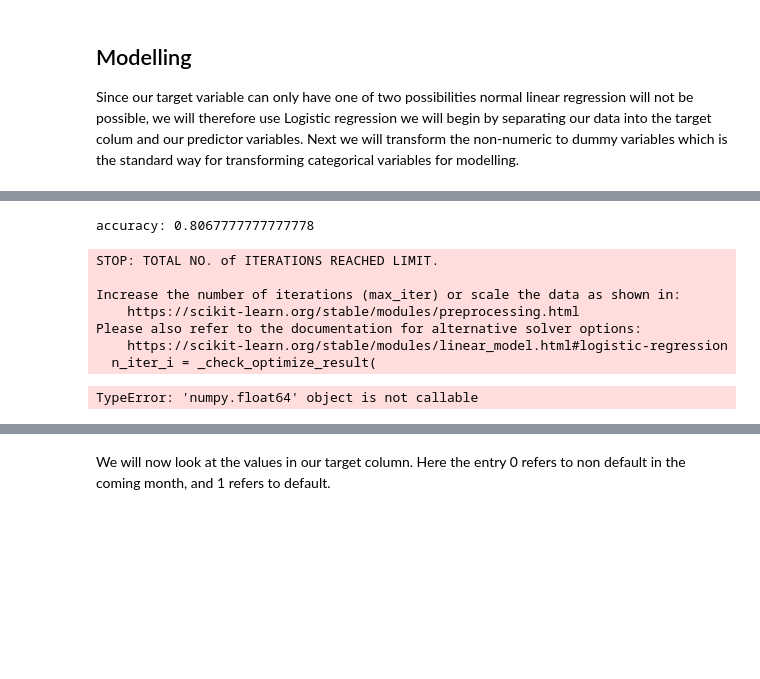
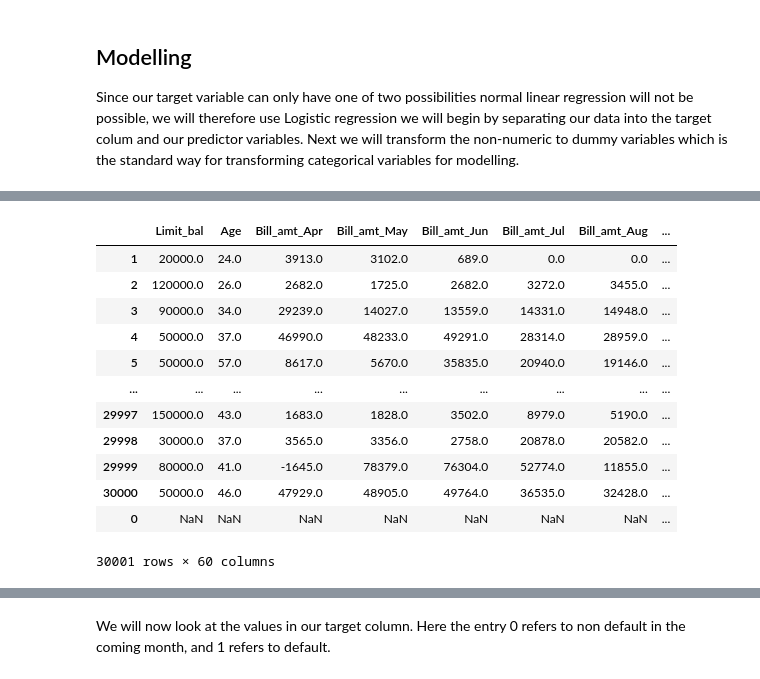
Before and after one commit to Imacharia/Default_predictor, a Jupyter notebook: Credit card default analysis.ipynb, the cells around one changed output, grey strips where cells are left out. Drawn from its saved outputs; the diff is of its cells as text; code cells hidden in the pictures; blank space fills up the shorter version.

Commit message:
one hot encoded

```diff
--- a/Credit card default analysis.ipynb
+++ b/Credit card default analysis.ipynb
@@ -355,45 +391,29 @@ y = clean_df['Default payment next month']
-# %%
-# define transformer for preprocessing
-# we will apply a machine learning pipeline to carry out the preprocessing
-# in order to prevent data leakage
-# Column transformer
-preprocessor = ColumnTransformer(
-    transformers=[
-        ("num", StandardScaler(),['Limit_bal', 'Age', 'Bill_amt_Apr', 'Bill_amt_May', 'Bill_amt_Jun',
-        'Bill_amt_Jul', 'Bill_amt_Aug', 'Bill_amt_Sept', 'Paid_amt_Apr',
-        'Paid_amt_May', 'Paid_amt_Jun', 'Paid_amt_Jul', 'Paid_amt_Aug',
-        'Paid_amt_Sept']),
-        ("cat", OneHotEncoder(sparse_output=False, handle_unknown='ignore'),[ 'Age', 'Pay_status_Apr',
-        'Pay_status_May', 'Pay_Status_Jun', 'Pay_Status_Jul', 'Pay_Status_Aug',
-        'Pay_Status_Sept',])
-    ])
-# Creating Pipeline
-my_pipeline = Pipeline([
-    ("preprocessor", preprocessor),
-    ("classifier", LogisticRegression(random_state=42,max_iter=50))
-])
-
-# split the data into training and testing sets
-X_train, X_test, y_train, y_test = train_test_split(X, y, test_size=0.3, random_state=42)
-
-# fit the model on the training data
-my_pipeline.fit(X_train, y_train)
-
-# Make predictions on the test data
-y_pred = my_pipeline.predict(X_test)
-
-# Evaluate the model
-accuracy = accuracy_score(y_test, y_pred)
-print("accuracy:", accuracy)
-r2_score = r2_score(y_test, y_pred)
-print("R2 Score:", r2_score)
-# %% [output]
-accuracy: 0.8067777777777778
-STOP: TOTAL NO. of ITERATIONS REACHED LIMIT.
-
-Increase the number of iterations (max_iter) or scale the data as shown in:
-    https://scikit-learn.org/stable/modules/preprocessing.html
-Please also refer to the documentation for alternative solver options:
-    https://scikit-learn.org/stable/modules/linear_model.html#logistic-regression
-  n_iter_i = _check_optimize_result(
-TypeError: 'numpy.float64' object is not callable
+# %%
+# Applying Dummy Variables
+columns_to_encode = ['Sex', 'Education', 'Marriage', 'Pay_status_Apr',
+                        'Pay_status_May', 'Pay_Status_Jun', 'Pay_Status_Jul',
+                        'Pay_Status_Aug', 'Pay_Status_Sept', 'Age_bin']
+data_to_encode = clean_df[columns_to_encode]
+
+encoder = OneHotEncoder(sparse_output=False)
+
+encoded_data = encoder.fit_transform(data_to_encode)
+
+encoded_df = pd.DataFrame(encoded_data, columns=encoder.get_feature_names_out(columns_to_encode))
+
+clean_df_encoded = pd.concat([clean_df.drop(columns_to_encode, axis=1), encoded_df], axis=1)
+clean_df_encoded
+# %% [output]
+|  | Limit_bal | Age | Bill_amt_Apr | Bill_amt_May | Bill_amt_Jun | Bill_amt_Jul | Bill_amt_Aug | ... |
+| 1 | 20000.0 | 24.0 | 3913.0 | 3102.0 | 689.0 | 0.0 | 0.0 | ... |
+| 2 | 120000.0 | 26.0 | 2682.0 | 1725.0 | 2682.0 | 3272.0 | 3455.0 | ... |
+| 3 | 90000.0 | 34.0 | 29239.0 | 14027.0 | 13559.0 | 14331.0 | 14948.0 | ... |
+| 4 | 50000.0 | 37.0 | 46990.0 | 48233.0 | 49291.0 | 28314.0 | 28959.0 | ... |
+| 5 | 50000.0 | 57.0 | 8617.0 | 5670.0 | 35835.0 | 20940.0 | 19146.0 | ... |
+| ... | ... | ... | ... | ... | ... | ... | ... | ... |
+| 29997 | 150000.0 | 43.0 | 1683.0 | 1828.0 | 3502.0 | 8979.0 | 5190.0 | ... |
+| 29998 | 30000.0 | 37.0 | 3565.0 | 3356.0 | 2758.0 | 20878.0 | 20582.0 | ... |
+| 29999 | 80000.0 | 41.0 | -1645.0 | 78379.0 | 76304.0 | 52774.0 | 11855.0 | ... |
+| 30000 | 50000.0 | 46.0 | 47929.0 | 48905.0 | 49764.0 | 36535.0 | 32428.0 | ... |
+| 0 | NaN | NaN | NaN | NaN | NaN | NaN | NaN | ... |
+30001 rows × 60 columns
```
Also changed, not shown: parts of 21 cells of this notebook, 23 other files.
